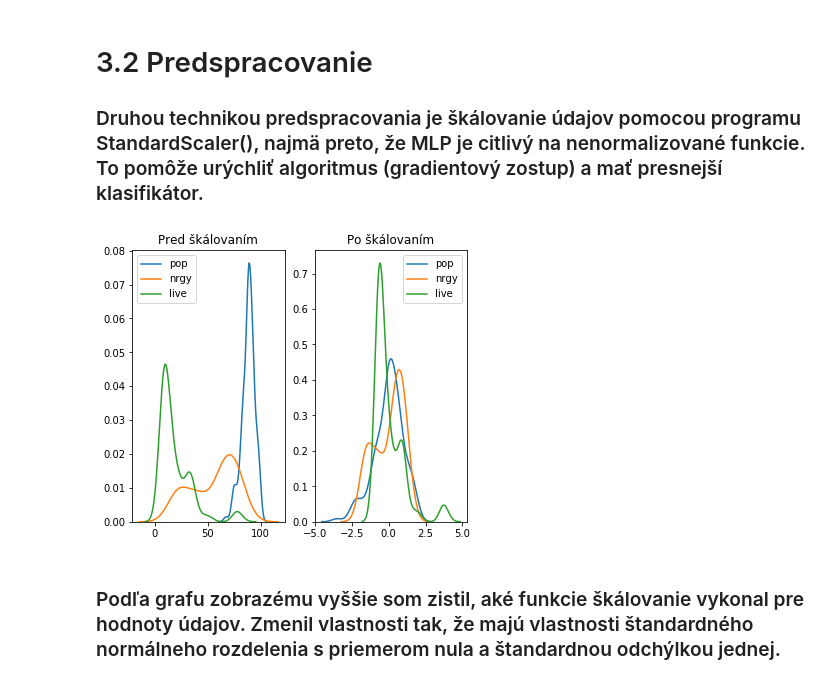
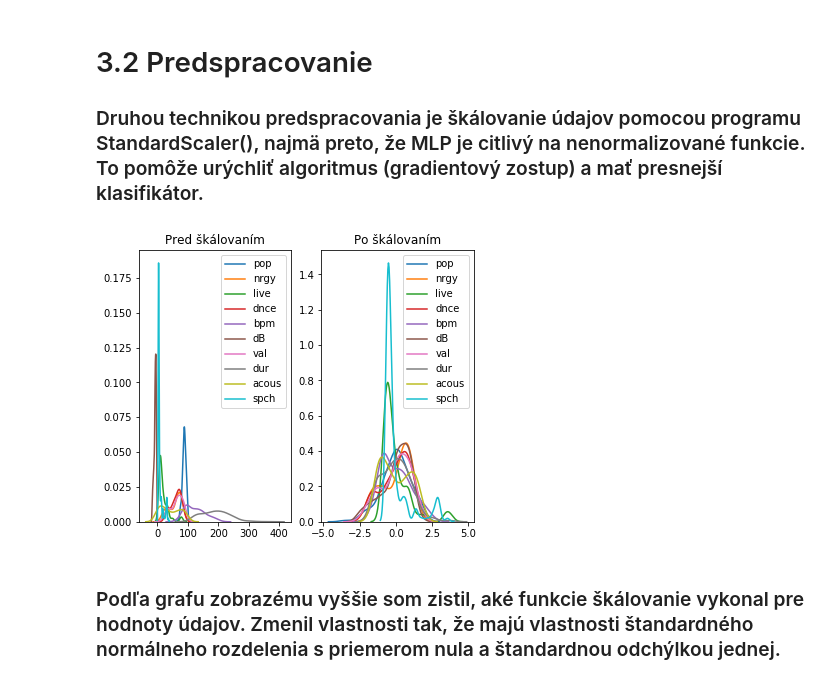
Before and after one commit to georgeob/Tacik_NS2020, a Jupyter notebook: Tacik_projekt.ipynb, the cells around one changed output. Drawn from its saved outputs; the diff is of its cells as text; code cells hidden in the pictures.

```diff
--- a/Tacik_projekt.ipynb
+++ b/Tacik_projekt.ipynb
@@ -160,23 +163,36 @@ X_test = pd.DataFrame(X_test_array, index=X_test.index, columns=X_test.columns)
 # %%
 # Pred a po strednej normalizácií
 fig, (ax1, ax2) = plt.subplots(ncols=2, figsize=(6, 5))
 
 ax1.set_title('Pred škálovaním')
 sns.kdeplot(vlastnosti_pred['pop'], ax=ax1)
 sns.kdeplot(vlastnosti_pred["nrgy"], ax=ax1)
 sns.kdeplot(vlastnosti_pred["live"], ax=ax1)
+sns.kdeplot(vlastnosti_pred["dnce"], ax=ax1)
+sns.kdeplot(vlastnosti_pred["bpm"], ax=ax1)
+sns.kdeplot(vlastnosti_pred["dB"], ax=ax1)
+sns.kdeplot(vlastnosti_pred["val"], ax=ax1)
+sns.kdeplot(vlastnosti_pred["dur"], ax=ax1)
+sns.kdeplot(vlastnosti_pred["acous"], ax=ax1)
+sns.kdeplot(vlastnosti_pred["spch"], ax=ax1)
 
 
 ax2.set_title('Po škálovaním')
 sns.kdeplot(X_train['pop'], ax=ax2)
 sns.kdeplot(X_train["nrgy"], ax=ax2)
 sns.kdeplot(X_train["live"], ax=ax2)
-
+sns.kdeplot(X_train['dnce'], ax=ax2)
+sns.kdeplot(X_train["bpm"], ax=ax2)
+sns.kdeplot(X_train["dB"], ax=ax2)
+sns.kdeplot(X_train['val'], ax=ax2)
+sns.kdeplot(X_train["dur"], ax=ax2)
+sns.kdeplot(X_train["acous"], ax=ax2)
+sns.kdeplot(X_train["spch"], ax=ax2)
 
 plt.show()
 #Hodnoty sú vlastností už sú teraz rozdelené podľa normálneho rozdelenia
 # %% [output]
-[figure, old version]
+[figure, new version]
 # %% [markdown]
 ### Podľa grafu zobrazému vyššie som zistil, aké funkcie škálovanie vykonal pre hodnoty údajov. Zmenil vlastnosti tak, že majú vlastnosti štandardného normálneho rozdelenia s priemerom nula a štandardnou odchýlkou jednej.
 # %% [markdown]
```
Also changed, not shown: parts of 6 cells of this notebook, 2 other files.
